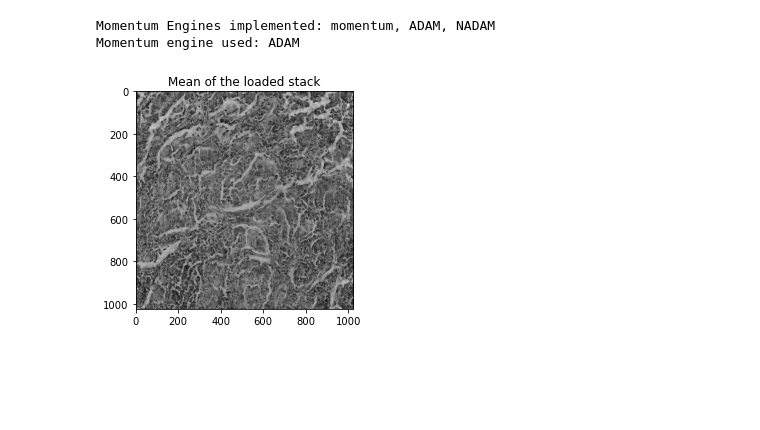
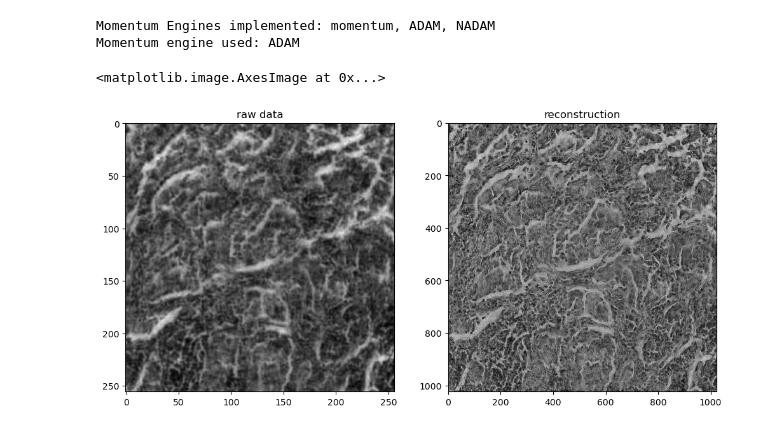
Before and after one commit to PtyLab/PtyLab.py, a Jupyter notebook: jupyter_tutorials/jupyter_tutorials_tutorial_FPM.ipynb, the cells around one changed output. Drawn from its saved outputs; the diff is of its cells as text; code cells hidden in the pictures; blank space fills up the shorter version.

Commit message:
updated visuals for tutorial

```diff
--- a/jupyter_tutorials/jupyter_tutorials_tutorial_FPM.ipynb
+++ b/jupyter_tutorials/jupyter_tutorials_tutorial_FPM.ipynb
@@ -23,7 +23,7 @@ import fracPy
 fileName = 'LungCarcinomaSmallFPM.hdf5'
 filePath = getExampleDataFolder() / fileName
 
-optimizable, exampleData, params, monitor, engine, calib = fracPy.easy_initialize(filePath, fracPy.Engines.qNewton, operationMode='FPM')
+optimizable, exampleData, params, monitor, engine, calib = fracPy.easy_initialize(filePath, operationMode='FPM')
 params.gpuSwitch = True
 
 %matplotlib notebook
@@ -131,11 +126,18 @@ engine.doReconstruction()
 [interactive output not drawn]
 Momentum Engines implemented: momentum, ADAM, NADAM
 Momentum engine used: ADAM
-# %%
-from fracPy.utils.utils import fft2c
-mean_img = np.mean(exampleData.ptychogram,0)
-plt.title('Mean of the loaded stack')
-plt.imshow(abs(fft2c(optimizable.object).squeeze()), cmap='gray')
-plt.show()
-# %% [output]
-[figure, removed]
+# %%
+from fracPy.utils.utils import fft2c
+from fracPy.utils.visualisation import modeTile
+plt.rcParams['figure.figsize'] = [12, 12]
+plt.rcParams['figure.dpi'] = 100
+
+plt.subplot(121)
+plt.title('raw data')
+plt.imshow(abs(mean_img),cmap='gray')
+plt.subplot(122)
+plt.title('reconstruction')
+plt.imshow(abs(modeTile(fft2c(optimizable.object))),cmap='gray')
+# %% [output]
+<matplotlib.image.AxesImage at 0x...>
+[figure, added]
```
Also changed, not shown: parts of 3 cells of this notebook.
